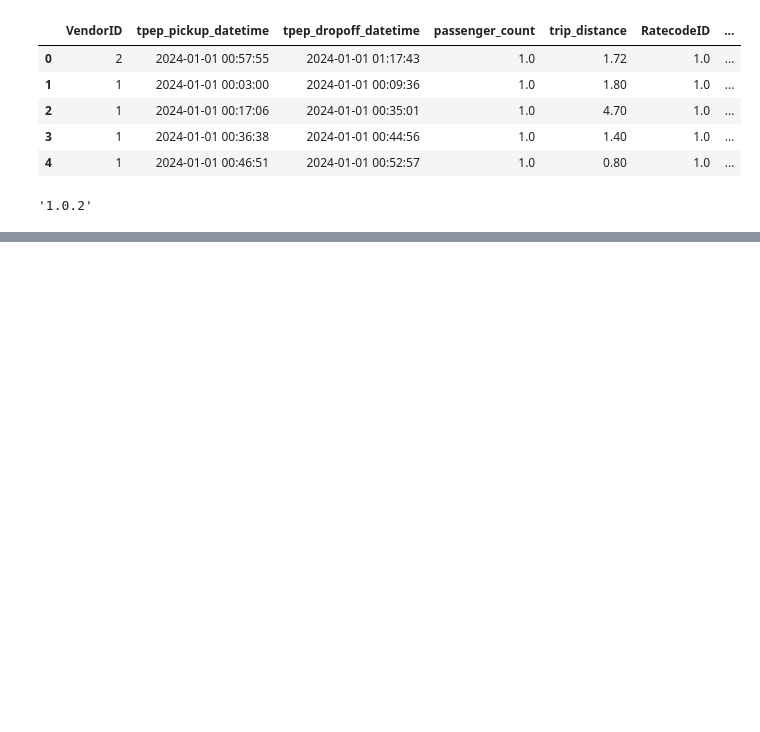
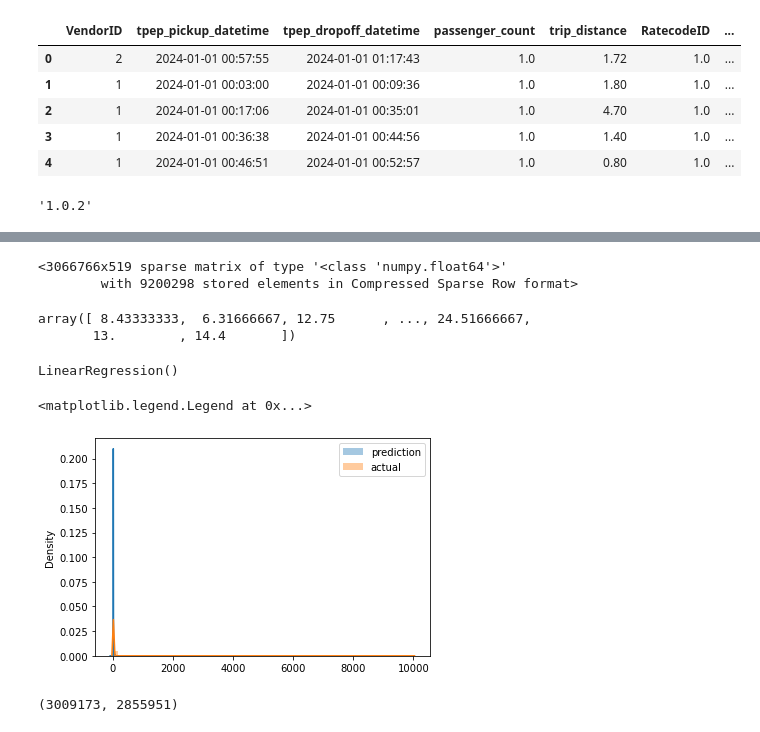
Before and after one commit to fabriciosaga/mlops-zoomcamp, a Jupyter notebook: 01-intro/homework.ipynb, the cells around one changed output, grey strips where cells are left out. Saved outputs shown, nothing was run; the diff lists cells and outputs as text; code cells hidden in the pictures; blank space fills up the shorter version.

```diff
--- a/01-intro/homework.ipynb
+++ b/01-intro/homework.ipynb
@@ -23,0 +226,28 @@ sklearn.__version__
+# %%
+X_train
+# %% [output]
+<3066766x519 sparse matrix of type '<class 'numpy.float64'>'
+        with 9200298 stored elements in Compressed Sparse Row format>
+# %%
+target = 'duration'
+y_train = df1[target].values
+# %%
+y_train
+# %% [output]
+array([ 8.43333333,  6.31666667, 12.75      , ..., 24.51666667,
+       13.        , 14.4       ])
+# %%
+lr = LinearRegression()
+# %%
+lr.fit(X_train, y_train)
+# %% [output]
+LinearRegression()
+# %%
+y_pred = lr.predict(X_train)
+# %%
+sns.distplot(y_pred, label='prediction')
+sns.distplot(y_train, label='actual')
+plt.legend()
+# %% [output]
+<matplotlib.legend.Legend at 0x...>
+[figure, added]
@@ -23,0 +271,4 @@ sklearn.__version__
+# %%
+len(df_train), len(df_val)
+# %% [output]
+(3009173, 2855951)
```
Also changed, not shown: parts of 30 cells of this notebook, 3 other files.
